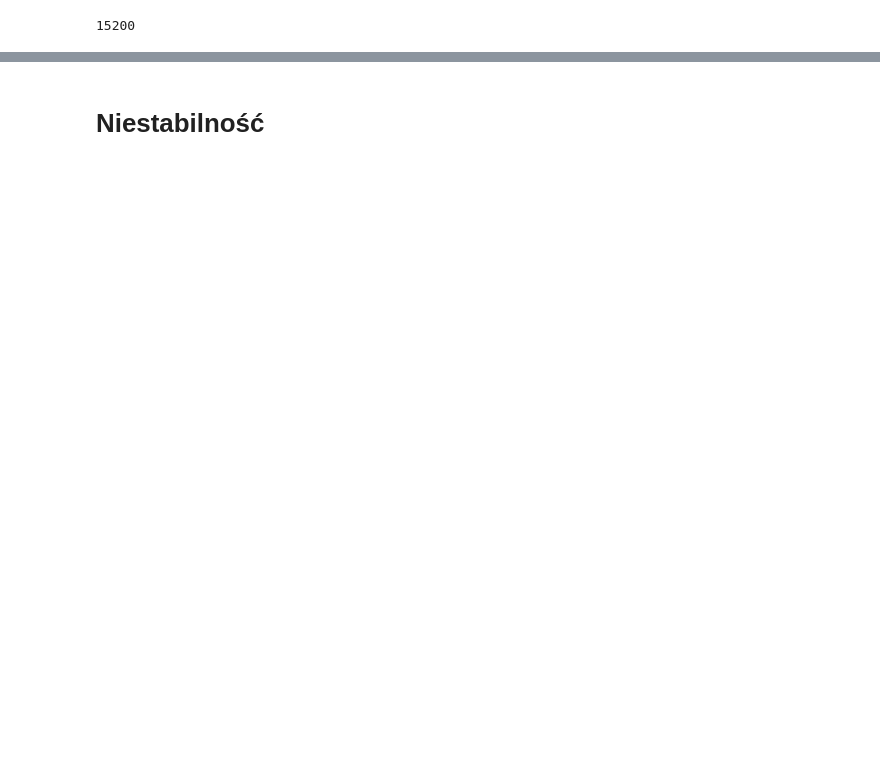
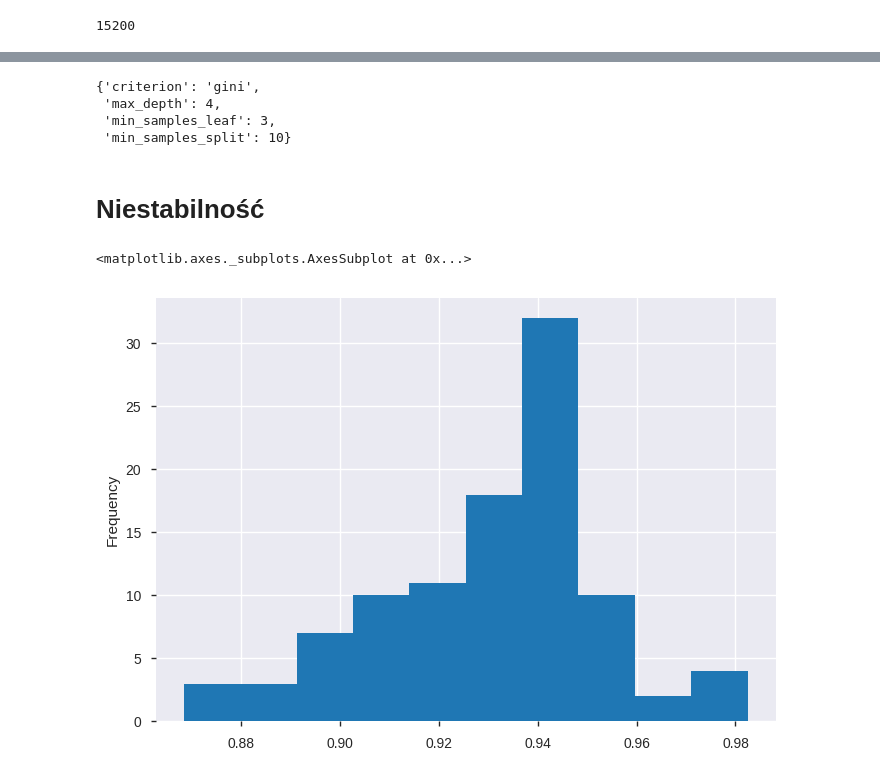
Before and after one commit to QuantumDamage/Wystartuj-z-Data-Science-w-Pythonie, a Jupyter notebook: nowotwor/workspace/drzewo decyzyjne.ipynb, the cells around one changed output, grey strips where cells are left out. Cells and saved outputs as stored; diff of their text form; code cells hidden in the pictures; blank space fills up the shorter version.

```diff
--- a/nowotwor/workspace/drzewo decyzyjne.ipynb
+++ b/nowotwor/workspace/drzewo decyzyjne.ipynb
@@ -375,0 +485,5 @@ Testuję max_depth = 2
+# %%
+klasyfikator = GridSearchCV(estimator = estimator, param_grid = param_grid)
+# %%
+%%time
+klasyfikator.fit(X = X_train, y = y_train)
@@ -376,2 +504,10 @@ Testuję max_depth = 2
+# %%
+hiperparametry = klasyfikator.best_params_
+hiperparametry
+# %% [output]
+{'criterion': 'gini',
+ 'max_depth': 4,
+ 'min_samples_leaf': 3,
+ 'min_samples_split': 10}
 # %% [markdown]
 # Niestabilność
@@ -377,0 +516,12 @@ Testuję max_depth = 2
+# %%
+rezultaty = pd.DataFrame()
+for ziarno_losowośći in range(0,100):
+    X_train, X_test, y_train, y_test = train_test_split(X, y, test_size=0.20, random_state=ziarno_losowośći, stratify = y)
+    drzewo = DecisionTreeClassifier(criterion = hiperparametry["criterion"], max_depth = hiperparametry["max_depth"],
+                                random_state = 42, min_samples_leaf = hiperparametry["min_samples_leaf"],
+                                min_samples_split = hiperparametry["min_samples_split"])
+    drzewo.fit(X = X_train, y = y_train)
+    głupi = DummyClassifier(strategy="stratified", random_state=42)
+    głupi.fit(X = X_train, y = y_train)
+    rezultaty = rezultaty.append({"dokładność_drzewo": drzewo.score(X = X_test, y = y_test),
+                                  "dokładność_głupi": głupi.score(X = X_test, y = y_test)}, ignore_index = True)
@@ -377,0 +530,6 @@ Testuję max_depth = 2
+# %%
+plt.figure()
+rezultaty["dokładność_drzewo"].plot.hist()
+# %% [output]
+<matplotlib.axes._subplots.AxesSubplot at 0x...>
+[figure, added]
```
Also changed, not shown: parts of 37 cells of this notebook, 6 other files.
